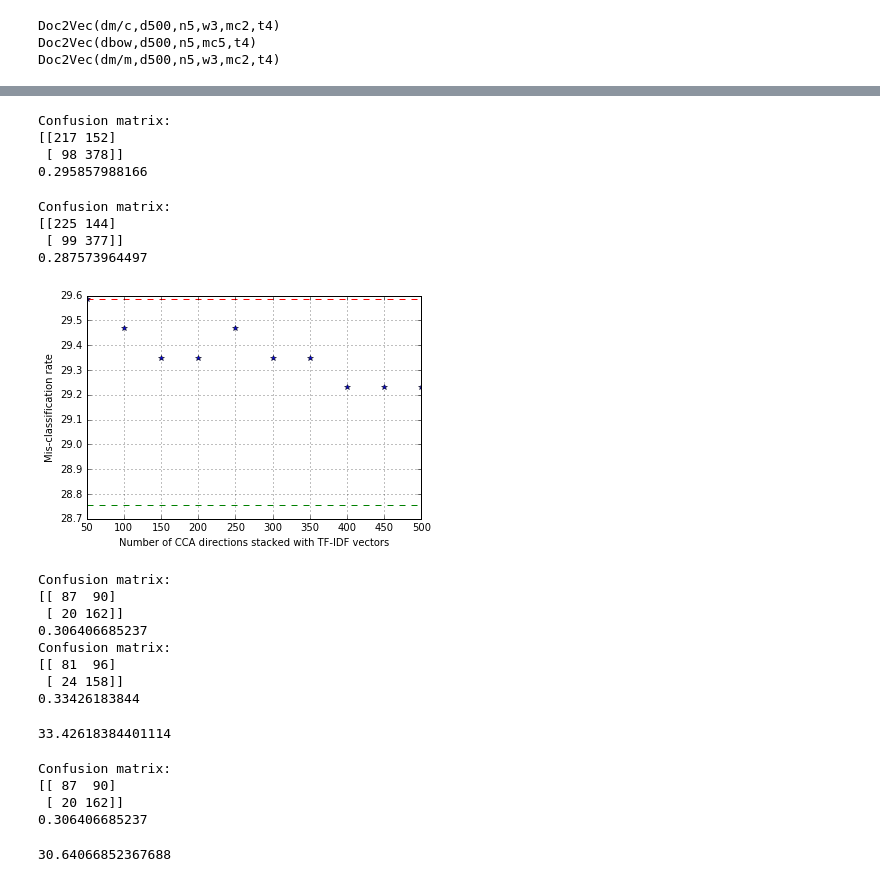
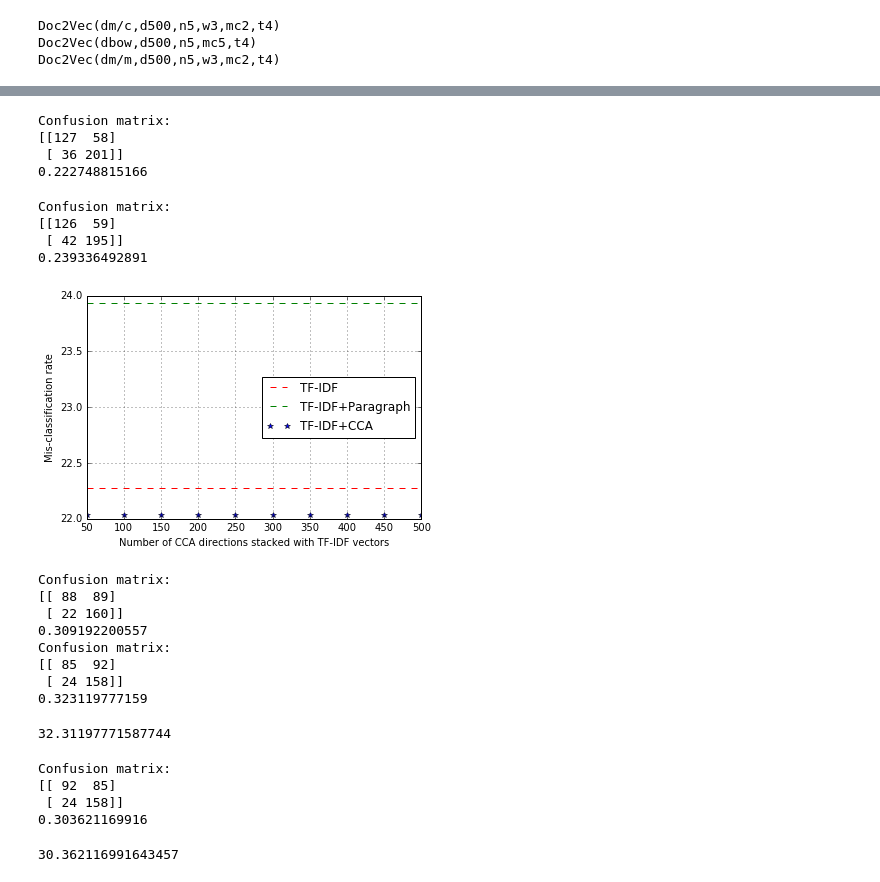
Before and after one commit to rupalisaboo/SentimentAnalysisTwitterData, a Jupyter notebook: Doc2Vec.ipynb, the cells around one changed output, grey strips where cells are left out. Cells and saved outputs as stored; diff of their text form; code cells hidden in the pictures.

```diff
--- a/Doc2Vec.ipynb
+++ b/Doc2Vec.ipynb
@@ -66,7 +66,7 @@ with open(tw_view_2) as allview2:
         all_v2_words = allview2.readlines()
 total_num = len(all_v2_words)
 #split train/test
-train_num = total_num *  8 / 10 # 70% train/test 1 - 10
+train_num = total_num *  9 / 10 # 70% train/test 1 - 10
 train_test_shuffle = np.arange(total_num)
 np.random.shuffle(train_test_shuffle)
 with open(tw_view_1) as allview1:
@@ -540,9 +542,9 @@ for num_dir in num_dir_ranges:
                np.append(tf_dev, dev_proj.T, axis=1), expected))
 # %% [output]
 Confusion matrix:
-[[217 152]
- [ 98 378]]
-0.295857988166
+[[127  58]
+ [ 36 201]]
+0.222748815166
 # %%
 #TF-IDF stacked with doc2vec
 expected = [doc.sentiment for doc in dev_docs[v1]]
@@ -550,15 +552,17 @@ err_tf_doc = error_rate(np.append(tf_X, X.T, axis=1), target_sentiments, \
                np.append(tf_dev, dev.T, axis=1), expected, True)
 # %% [output]
 Confusion matrix:
-[[225 144]
- [ 99 377]]
-0.287573964497
+[[126  59]
+ [ 42 195]]
+0.239336492891
 # %%
-plt.plot(num_dir_ranges, [err_tf]*len(num_dir_ranges), 'r--', num_dir_ranges, \
-         [err_tf_doc]*len(num_dir_ranges), 'g--', num_dir_ranges, err_tf_cca, 'b*')
+plt.plot(num_dir_ranges, [err_tf]*len(num_dir_ranges), 'r--', label='TF-IDF')
+plt.plot(num_dir_ranges, [err_tf_doc]*len(num_dir_ranges), 'g--', label='TF-IDF+Paragraph')
+plt.plot(num_dir_ranges, err_tf_cca, 'b*', label='TF-IDF+CCA')
 plt.ylabel('Mis-classification rate')
 plt.xlabel('Number of CCA directions stacked with TF-IDF vectors')
 plt.grid()
+plt.legend(loc='best')
 plt.show()
 # %% [output]
-[figure, old version]
+[figure, new version]
@@ -573,17 +574,17 @@ error_rate(tf_X, target_sentiments, tf_test, expected, True)
 error_rate(np.append(tf_X, X.T, axis=1), target_sentiments, np.append(tf_test, test.T, axis=1), expected, True)
 # %% [output]
 Confusion matrix:
-[[ 87  90]
- [ 20 162]]
-0.306406685237
+[[ 88  89]
+ [ 22 160]]
+0.309192200557
 Confusion matrix:
-[[ 81  96]
+[[ 85  92]
  [ 24 158]]
-0.33426183844
+0.323119777159
-33.42618384401114
+32.31197771587744
 # %%
 #Test tf-idf stacked with cca
-n = 50
+n = 100
 top_k_eigv = get_top_eigvec(cca_eigval, cca_eigvec, n)
 
 X_proj = top_k_eigv.T.dot(X)
@@ -594,7 +595,7 @@ error_rate(np.append(tf_X, X_proj.T, axis=1), target_sentiments, \
            np.append(tf_test, test_proj.T, axis=1), expected, True)
 # %% [output]
 Confusion matrix:
-[[ 87  90]
- [ 20 162]]
-0.306406685237
+[[ 92  85]
+ [ 24 158]]
+0.303621169916
-30.64066852367688
+30.362116991643457
```
Also changed, not shown: parts of 10 cells of this notebook.
